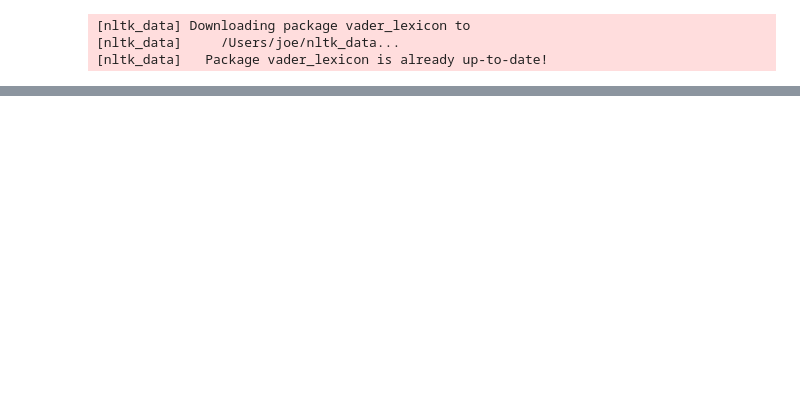
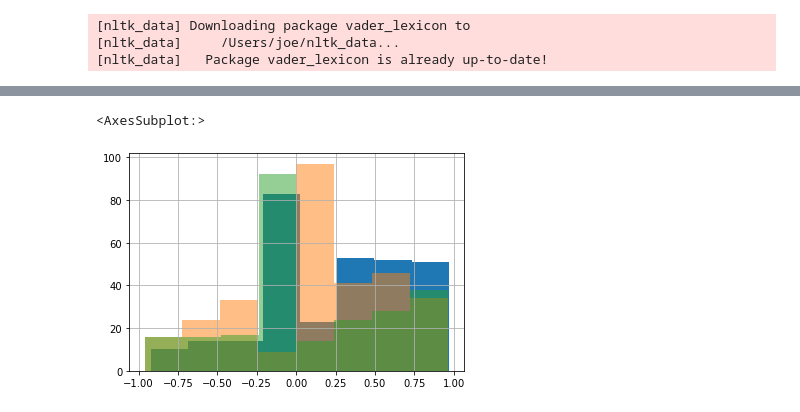
Before and after one commit to joseph-allen/TwarcExploration, a Jupyter notebook: Tidy.ipynb, the cells around one changed output, grey strips where cells are left out. Saved outputs shown, nothing was run; the diff lists cells and outputs as text; code cells hidden in the pictures; blank space fills up the shorter version.

```diff
--- a/Tidy.ipynb
+++ b/Tidy.ipynb
@@ -77,0 +134,4 @@ df.to_csv('output.csv', index=False)
+# %%
+import pandas as pd
+df = pd.read_csv('PrestonJan2019Tidy.csv')
+df.head()
@@ -77,0 +145,13 @@ df.to_csv('output.csv', index=False)
+# %%
+london = df[(df['author.location'].str.contains('london', na=False)) | df['author.location'].str.contains('London', na=False)]
+# %%
+manchester = df[(df['author.location'].str.contains('manchester', na=False)) | df['author.location'].str.contains('Manchester', na=False)]
+# %%
+preston = df[(df['author.location'].str.contains('preston', na=False)) | df['author.location'].str.contains('Preston', na=False)]
+# %%
+london['sentiment'].sample(n=300).hist(bins=8)
+manchester['sentiment'].sample(n=300).hist(bins=8,alpha=0.5)
+preston['sentiment'].hist(bins=8,alpha=0.5)
+# %% [output]
+<AxesSubplot:>
+[figure, added]
```
Also changed, not shown: parts of 14 cells of this notebook, 4 other files.
